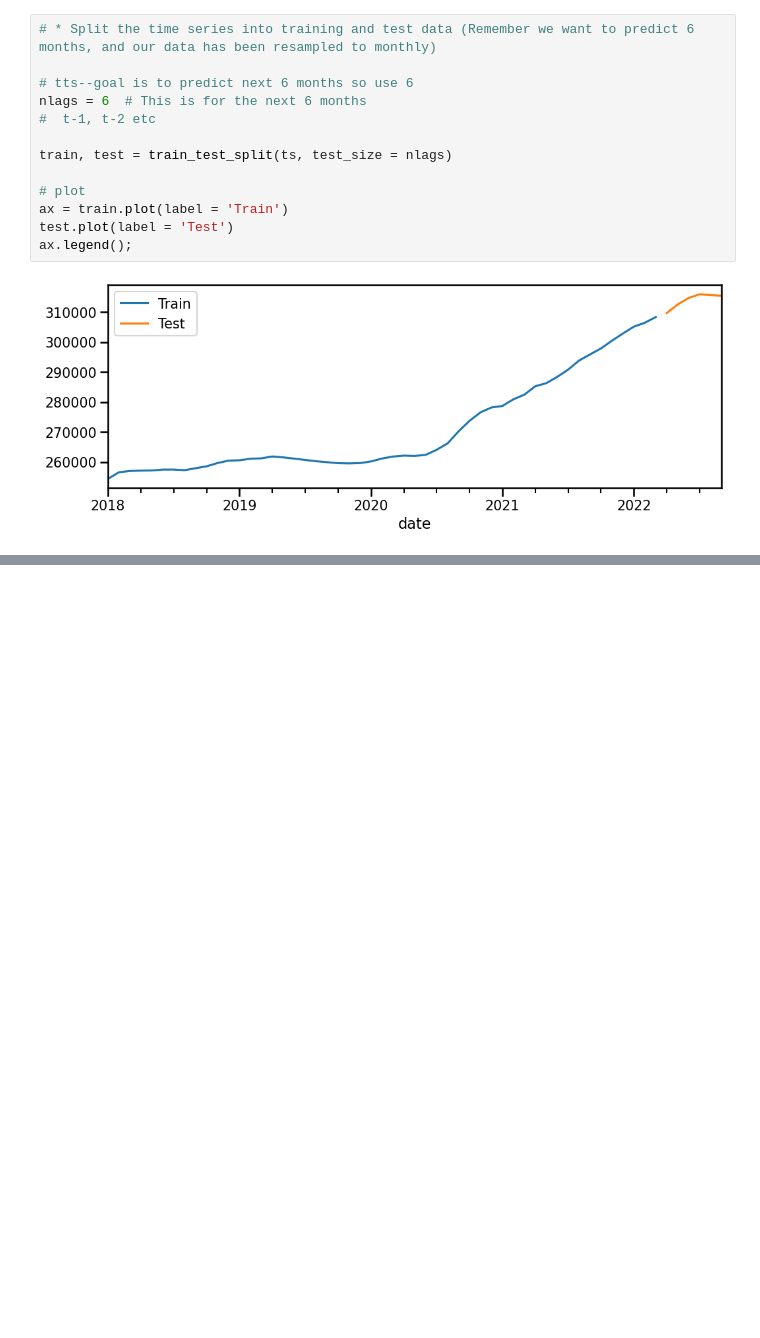
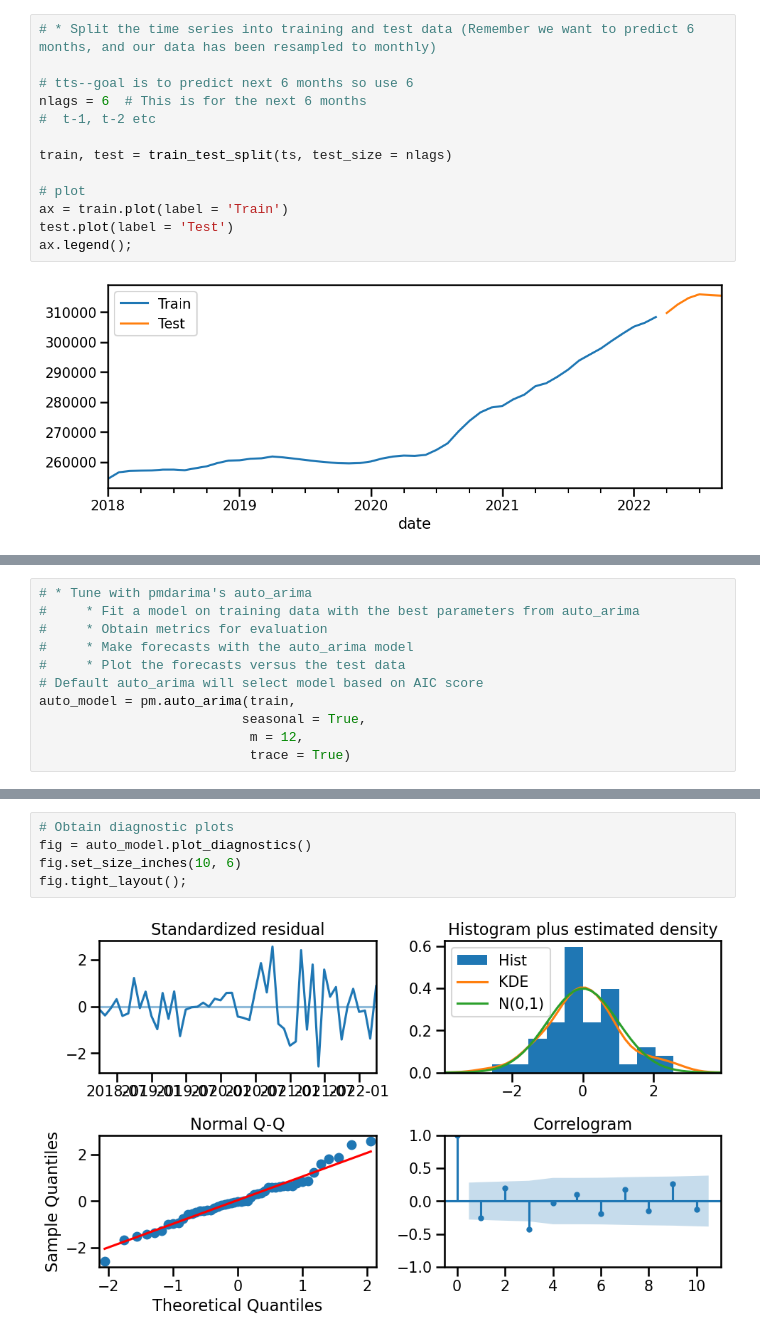
Before and after one commit to eccecarreon/data-viz-core-assignments, a Jupyter notebook: Gridsearch SARIMA Models (Core).ipynb, the cells around one changed output, grey strips where cells are left out. Cells and saved outputs as stored; diff of their text form; blank space fills up the shorter version.

```diff
--- a/Gridsearch SARIMA Models (Core).ipynb
+++ b/Gridsearch SARIMA Models (Core).ipynb
@@ -961,0 +1027,11 @@ ax.legend();
+# %%
+# * Tune with pmdarima's auto_arima
+#     * Fit a model on training data with the best parameters from auto_arima
+#     * Obtain metrics for evaluation
+#     * Make forecasts with the auto_arima model
+#     * Plot the forecasts versus the test data
+# Default auto_arima will select model based on AIC score
+auto_model = pm.auto_arima(train,
+                          seasonal = True,
+                           m = 12,
+                           trace = True)
@@ -961,0 +1083,7 @@ ax.legend();
+# %%
+# Obtain diagnostic plots
+fig = auto_model.plot_diagnostics()
+fig.set_size_inches(10, 6)
+fig.tight_layout();
+# %% [output]
+[figure, added]
```
Also changed, not shown: parts of 19 cells of this notebook.
